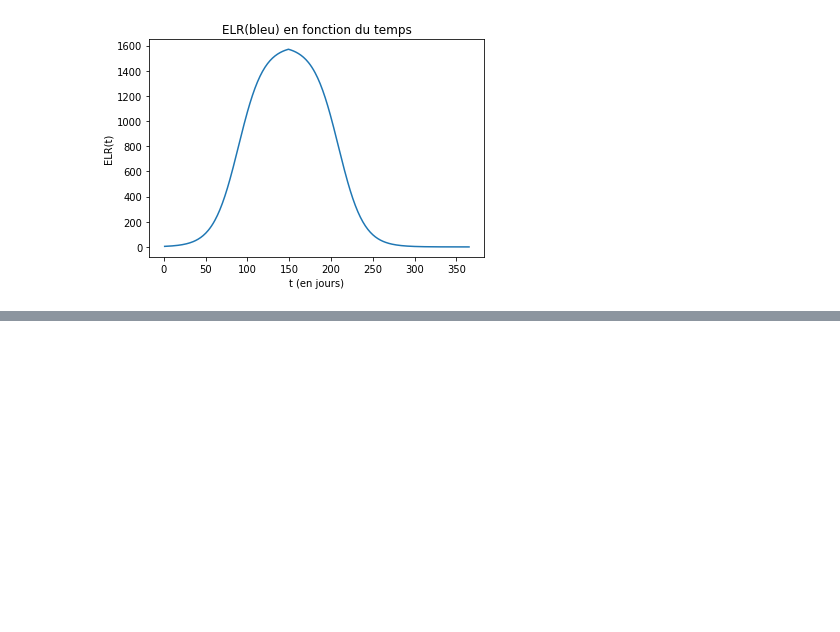
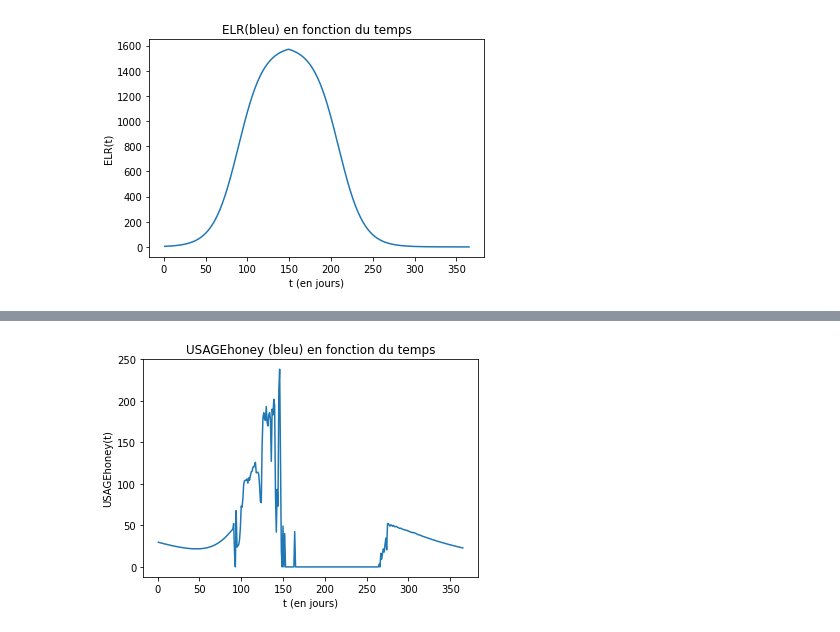
Before and after one commit to gourcmathis/Beenamics, a Jupyter notebook: notebook_shared/notebook_shared_Beenamics_nb_EditedByRomain.ipynb, the cells around one changed output, grey strips where cells are left out. Drawn from its saved outputs; the diff is of its cells as text; code cells hidden in the pictures; blank space fills up the shorter version.

```diff
--- a/notebook_shared/notebook_shared_Beenamics_nb_EditedByRomain.ipynb
+++ b/notebook_shared/notebook_shared_Beenamics_nb_EditedByRomain.ipynb
@@ -983,0 +1007,19 @@ plt.show()
+# %%
+# USAGEhoney
+# Filled cells with nectar by day
+X=[i for i in range(1,366)]
+Y=[USAGEhoney(i) for i in X] #Bleu
+
+plt.title('USAGEhoney (bleu) en fonction du temps')
+plt.ylabel('USAGEhoney(t)')
+plt.xlabel('t (en jours)')
+
+
+plt.plot(X,Y)
+
+
+plt.show()
+
+### INTERPRETATION
+# %% [output]
+[figure, added]
```
Also changed, not shown: parts of 12 cells of this notebook.
